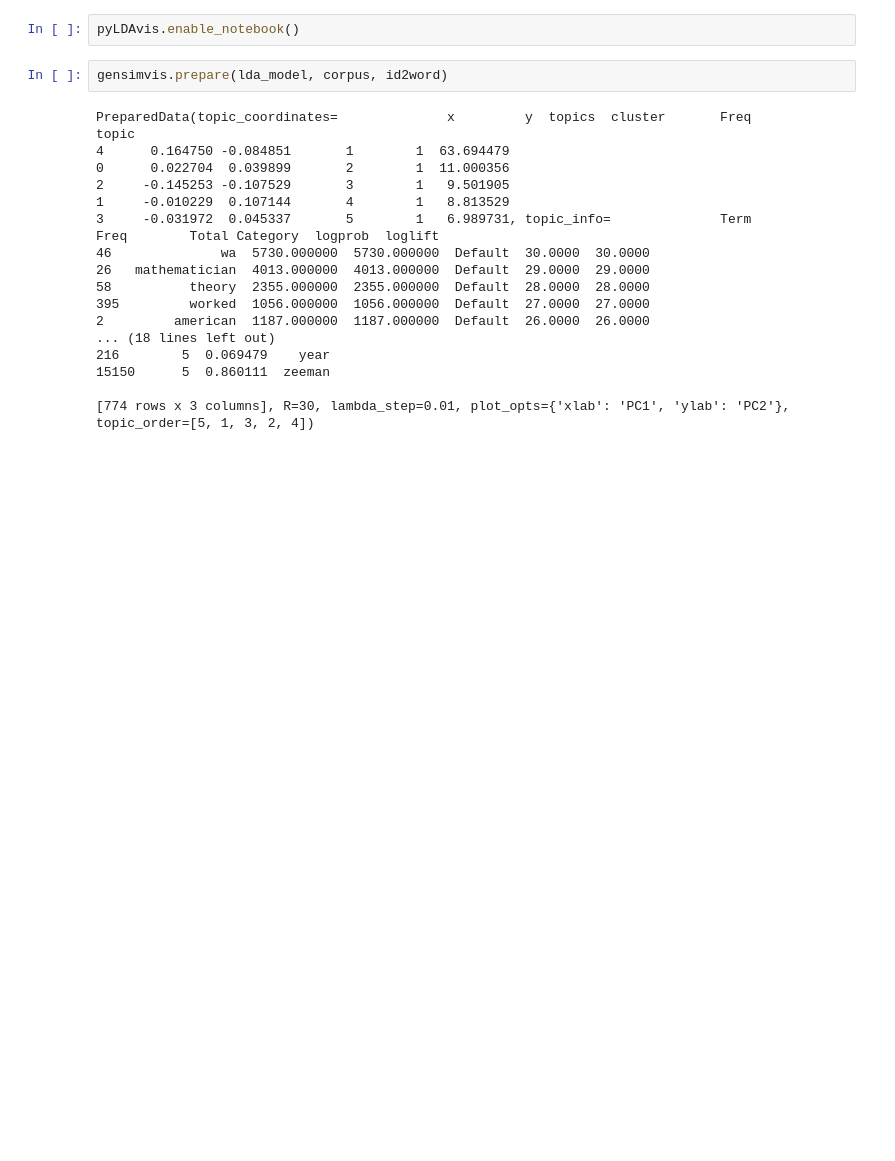
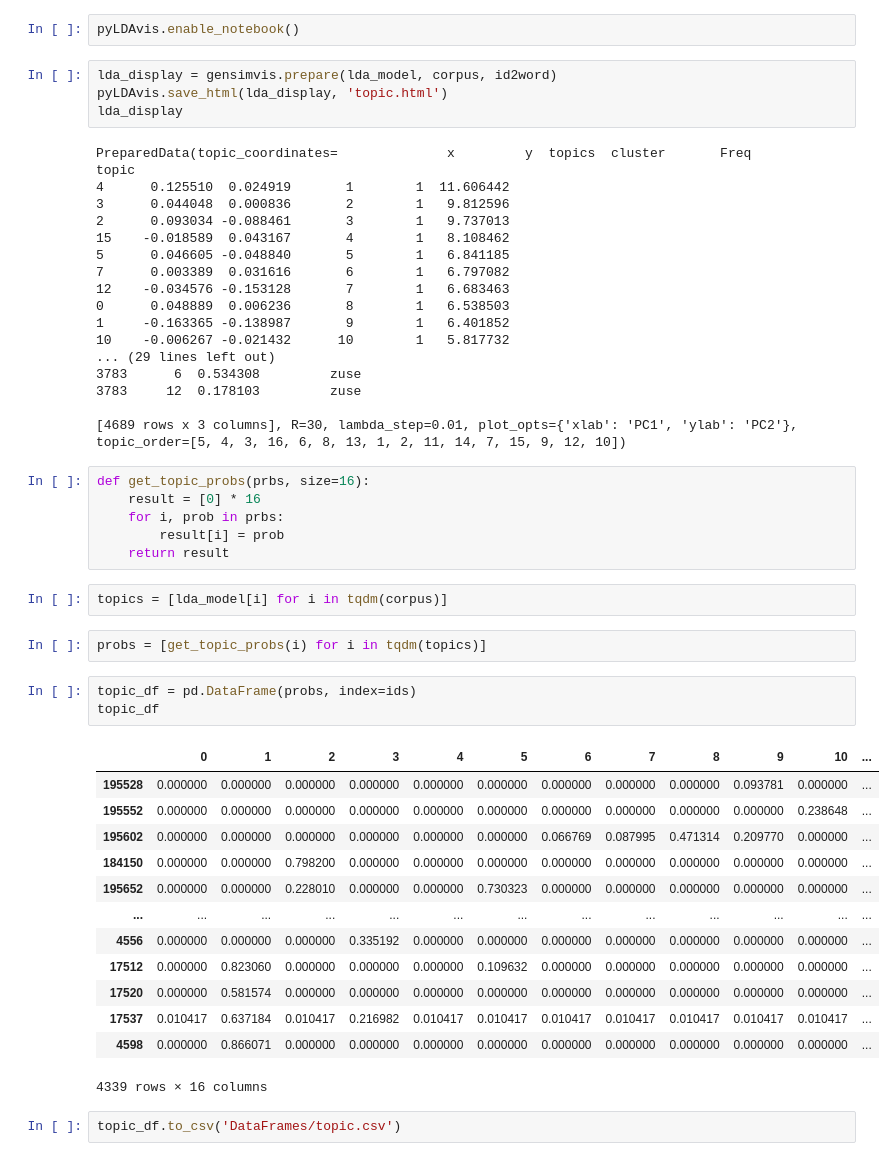
Before and after one commit to IR1401-Spring-Final-Projects/MathGenealogy1401-36_42, a Jupyter notebook: Clustering-improved.ipynb, the cells around one changed output. Saved outputs shown, nothing was run; the diff lists cells and outputs as text; blank space fills up the shorter version.

```diff
--- a/Clustering-improved.ipynb
+++ b/Clustering-improved.ipynb
@@ -357,22 +427,53 @@ lda_model.print_topics()
 # %%
 pyLDAvis.enable_notebook()
 # %%
-gensimvis.prepare(lda_model, corpus, id2word)
+lda_display = gensimvis.prepare(lda_model, corpus, id2word)
+pyLDAvis.save_html(lda_display, 'topic.html')
+lda_display
 # %% [output]
 PreparedData(topic_coordinates=              x         y  topics  cluster       Freq
 topic
-4      0.164750 -0.084851       1        1  63.694479
-0      0.022704  0.039899       2        1  11.000356
-2     -0.145253 -0.107529       3        1   9.501905
-1     -0.010229  0.107144       4        1   8.813529
-3     -0.031972  0.045337       5        1   6.989731, topic_info=              Term         Freq        Total Category  logprob  loglift
-46              wa  5730.000000  5730.000000  Default  30.0000  30.0000
-26   mathematician  4013.000000  4013.000000  Default  29.0000  29.0000
-58          theory  2355.000000  2355.000000  Default  28.0000  28.0000
-395         worked  1056.000000  1056.000000  Default  27.0000  27.0000
-2         american  1187.000000  1187.000000  Default  26.0000  26.0000
-... (18 lines left out)
-216        5  0.069479    year
-15150      5  0.860111  zeeman
+4      0.125510  0.024919       1        1  11.606442
+3      0.044048  0.000836       2        1   9.812596
+2      0.093034 -0.088461       3        1   9.737013
+15    -0.018589  0.043167       4        1   8.108462
+5      0.046605 -0.048840       5        1   6.841185
+7      0.003389  0.031616       6        1   6.797082
+12    -0.034576 -0.153128       7        1   6.683463
+0      0.048889  0.006236       8        1   6.538503
+1     -0.163365 -0.138987       9        1   6.401852
+10    -0.006267 -0.021432      10        1   5.817732
+... (29 lines left out)
+3783      6  0.534308         zuse
+3783     12  0.178103         zuse
 
-[774 rows x 3 columns], R=30, lambda_step=0.01, plot_opts={'xlab': 'PC1', 'ylab': 'PC2'}, topic_order=[5, 1, 3, 2, 4])
+[4689 rows x 3 columns], R=30, lambda_step=0.01, plot_opts={'xlab': 'PC1', 'ylab': 'PC2'}, topic_order=[5, 4, 3, 16, 6, 8, 13, 1, 2, 11, 14, 7, 15, 9, 12, 10])
+# %%
+def get_topic_probs(prbs, size=16):
+    result = [0] * 16
+    for i, prob in prbs:
+        result[i] = prob
+    return result
+# %%
+topics = [lda_model[i] for i in tqdm(corpus)]
+# %%
+probs = [get_topic_probs(i) for i in tqdm(topics)]
+# %%
+topic_df = pd.DataFrame(probs, index=ids)
+topic_df
+# %% [output]
+|  | 0 | 1 | 2 | 3 | 4 | 5 | 6 | 7 | 8 | 9 | 10 | ... |
+| 195528 | 0.000000 | 0.000000 | 0.000000 | 0.000000 | 0.000000 | 0.000000 | 0.000000 | 0.000000 | 0.000000 | 0.093781 | 0.000000 | ... |
+| 195552 | 0.000000 | 0.000000 | 0.000000 | 0.000000 | 0.000000 | 0.000000 | 0.000000 | 0.000000 | 0.000000 | 0.000000 | 0.238648 | ... |
+| 195602 | 0.000000 | 0.000000 | 0.000000 | 0.000000 | 0.000000 | 0.000000 | 0.066769 | 0.087995 | 0.471314 | 0.209770 | 0.000000 | ... |
+| 184150 | 0.000000 | 0.000000 | 0.798200 | 0.000000 | 0.000000 | 0.000000 | 0.000000 | 0.000000 | 0.000000 | 0.000000 | 0.000000 | ... |
+| 195652 | 0.000000 | 0.000000 | 0.228010 | 0.000000 | 0.000000 | 0.730323 | 0.000000 | 0.000000 | 0.000000 | 0.000000 | 0.000000 | ... |
+| ... | ... | ... | ... | ... | ... | ... | ... | ... | ... | ... | ... | ... |
+| 4556 | 0.000000 | 0.000000 | 0.000000 | 0.335192 | 0.000000 | 0.000000 | 0.000000 | 0.000000 | 0.000000 | 0.000000 | 0.000000 | ... |
+| 17512 | 0.000000 | 0.823060 | 0.000000 | 0.000000 | 0.000000 | 0.109632 | 0.000000 | 0.000000 | 0.000000 | 0.000000 | 0.000000 | ... |
+| 17520 | 0.000000 | 0.581574 | 0.000000 | 0.000000 | 0.000000 | 0.000000 | 0.000000 | 0.000000 | 0.000000 | 0.000000 | 0.000000 | ... |
+| 17537 | 0.010417 | 0.637184 | 0.010417 | 0.216982 | 0.010417 | 0.010417 | 0.010417 | 0.010417 | 0.010417 | 0.010417 | 0.010417 | ... |
+| 4598 | 0.000000 | 0.866071 | 0.000000 | 0.000000 | 0.000000 | 0.000000 | 0.000000 | 0.000000 | 0.000000 | 0.000000 | 0.000000 | ... |
+4339 rows × 16 columns
+# %%
+topic_df.to_csv('DataFrames/topic.csv')
```
Also changed, not shown: parts of 19 cells of this notebook.
